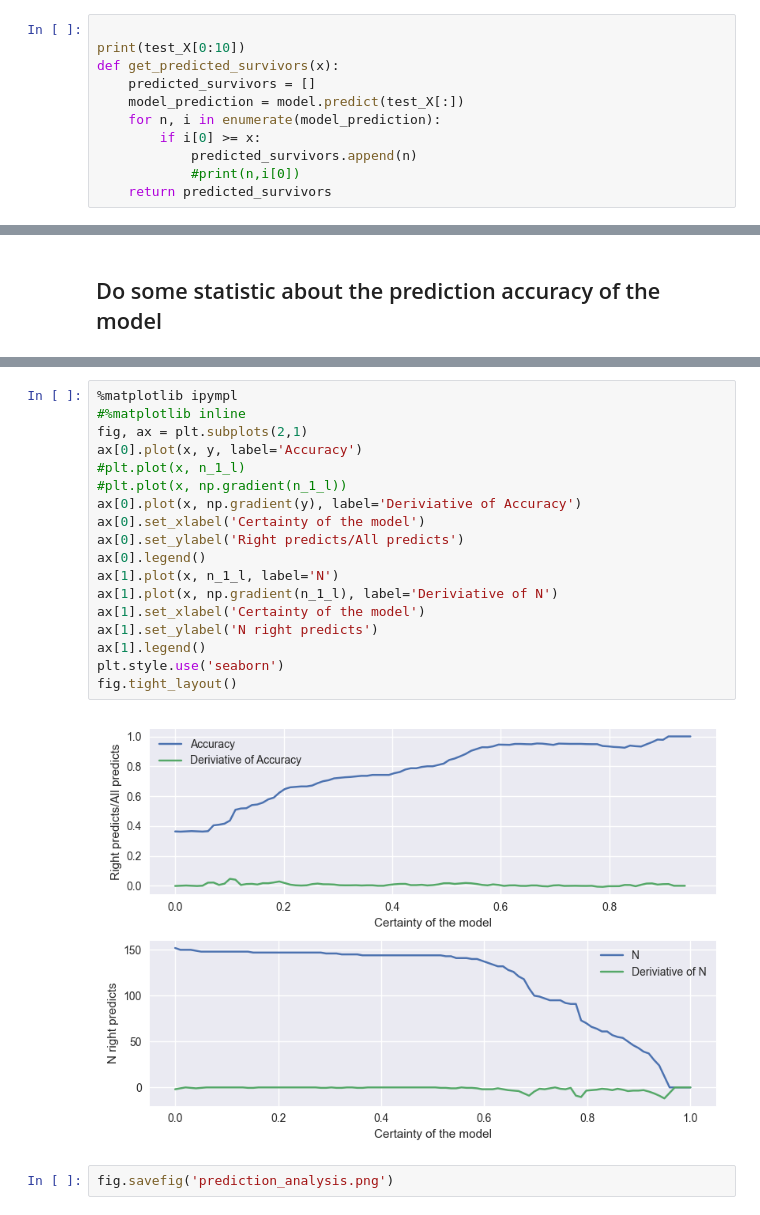
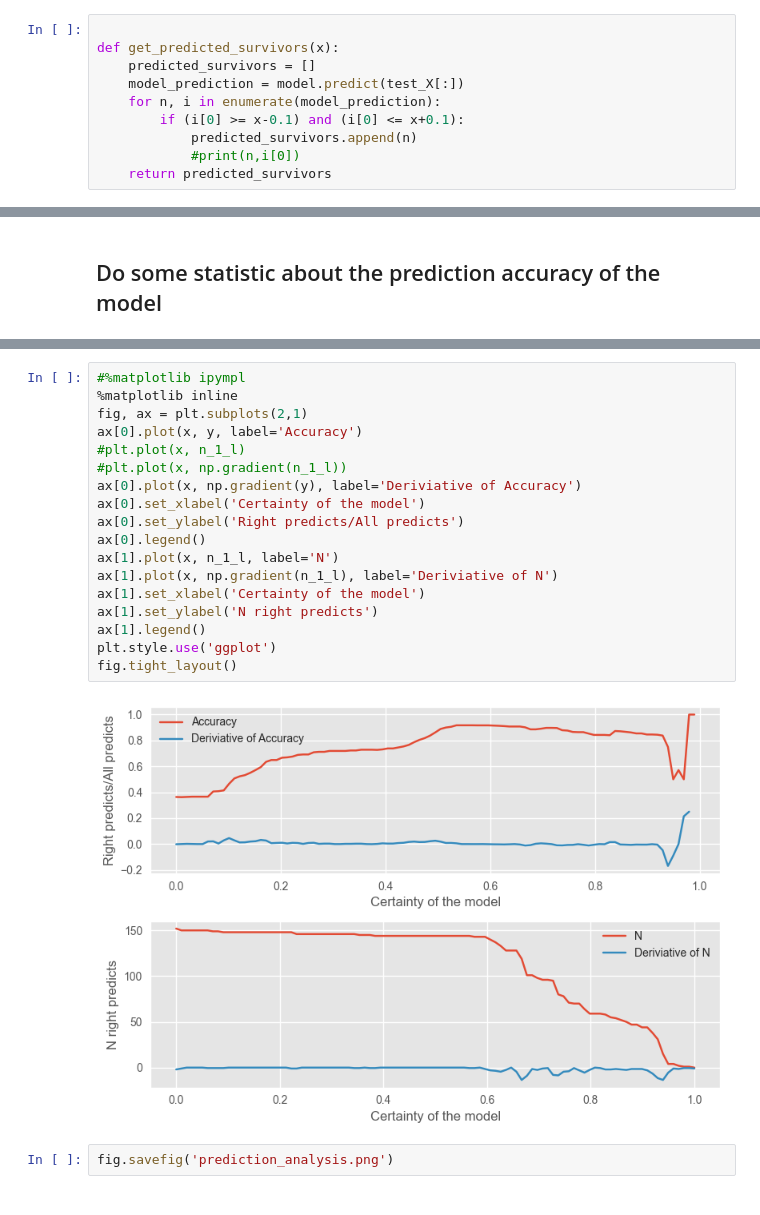
Before and after one commit to Tim0n1/MLDL_zapiski, a Jupyter notebook: Titanic Survivability Prediction/neshto.ipynb, the cells around one changed output, grey strips where cells are left out. Drawn from its saved outputs; the diff is of its cells as text.

```diff
--- a/Titanic Survivability Prediction/neshto.ipynb
+++ b/Titanic Survivability Prediction/neshto.ipynb
@@ -148,12 +148,11 @@ INFO:tensorflow:Assets written to: model_data\assets
 model = keras.models.load_model('model_data')
 # %%
 
-print(test_X[0:10])
 def get_predicted_survivors(x):
     predicted_survivors = []
     model_prediction = model.predict(test_X[:])
     for n, i in enumerate(model_prediction):
-        if i[0] >= x:
+        if (i[0] >= x-0.1) and (i[0] <= x+0.1):
             predicted_survivors.append(n)
             #print(n,i[0])
     return predicted_survivors
@@ -217,23 +199,23 @@ print(y)
 # %%
-%matplotlib ipympl
-#%matplotlib inline
+#%matplotlib ipympl
+%matplotlib inline
 fig, ax = plt.subplots(2,1)
 ax[0].plot(x, y, label='Accuracy')
 #plt.plot(x, n_1_l)
 #plt.plot(x, np.gradient(n_1_l))
 ax[0].plot(x, np.gradient(y), label='Deriviative of Accuracy')
 ax[0].set_xlabel('Certainty of the model')
 ax[0].set_ylabel('Right predicts/All predicts')
 ax[0].legend()
 ax[1].plot(x, n_1_l, label='N')
 ax[1].plot(x, np.gradient(n_1_l), label='Deriviative of N')
 ax[1].set_xlabel('Certainty of the model')
 ax[1].set_ylabel('N right predicts')
 ax[1].legend()
-plt.style.use('seaborn')
+plt.style.use('ggplot')
 fig.tight_layout()
 # %% [output]
-[figure, old version]
+[figure, new version]
 # %%
 fig.savefig('prediction_analysis.png')
 # %% [markdown]
```
Also changed, not shown: parts of 6 cells of this notebook.
